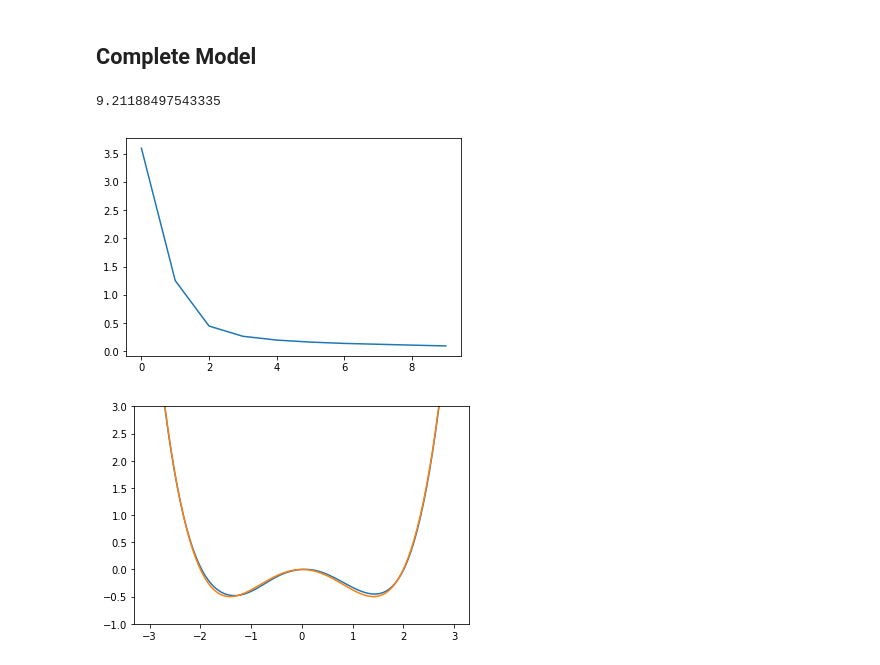
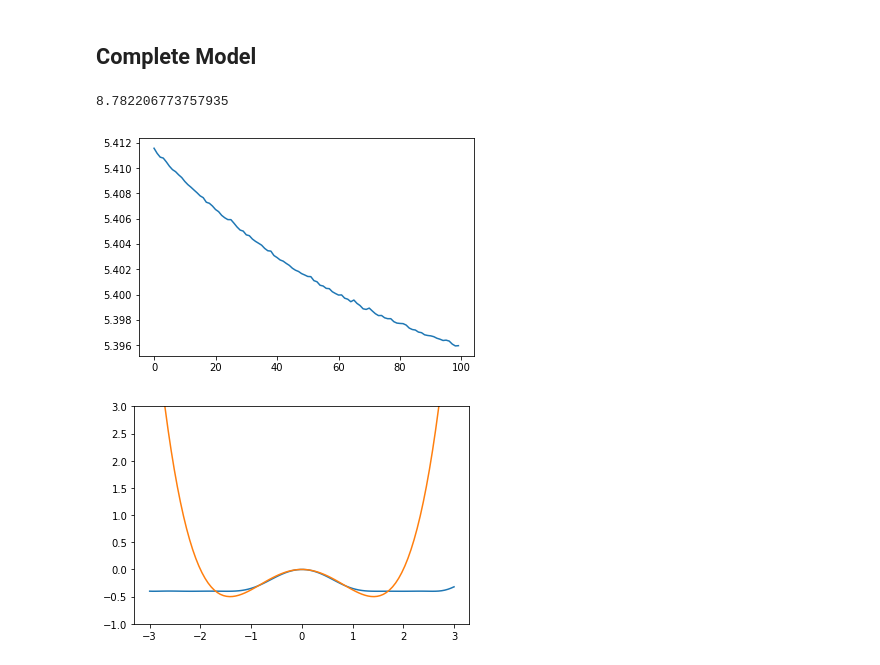
Before and after one commit to gffcampbell/hamiltonian-solver, a Jupyter notebook: Hamiltonian_Solver.ipynb, the cells around one changed output. Cells and saved outputs as stored; diff of their text form; code cells hidden in the pictures.

Commit message:
Added a layer to remove local minima based on arXiv:1901.00279 (didn't work).

```diff
--- a/Hamiltonian_Solver.ipynb
+++ b/Hamiltonian_Solver.ipynb
@@ -136,34 +177,39 @@ def prediction_model(n_dims, f, time_step):
 ## Complete Model
 # %%
 prediction_steps = 1
-Fq = swish_mlp(n_dims, 1, [10,20,20,10],
-               reg_scale=0.00001, weight_scale = 1.0)
+
+Fq = swish_mlp(n_dims, 1, [10,20,10],
+               reg_scale=0.0, weight_scale = 1.0)
+
+#X0 = keras.layers.Input(shape=(2, n_dims))
+#p = prediction_model(n_dims, Fq, time_step)
+#g = g_layer(n_dims, 1.0)(Flatten()(X0))
+#model = Model(inputs=X0, outputs=Add()([p(X0), g]))
 
 model = prediction_model(n_dims, Fq, time_step)
 
-model.compile(optimizer=keras.optimizers.Adam(lr=0.001),
-              loss='mse', metrics=['mse'])
+model.compile(optimizer=keras.optimizers.Nadam(lr=0.001),
+                loss='mse', metrics=['mse'])
 # %%
 start = time()
 result = model.fit(x=X0_train,y=X1_train,
-                   batch_size=100, epochs=10, shuffle=True, verbose=0)
+                     batch_size=1000, epochs=100, shuffle=True, verbose=0)
 print(time()-start)
 
 plt.plot(result.history['loss'])
 
 plt.show()
 
 q = np.linspace(-3,3,100)
 q0 = Fq.predict([0])[0,0]
 plt.plot(q, Fq.predict(q)[:,0]-q0)
 plt.plot(q, (k*q**2)/2+(gamma*q**4)/4)
-#plt.plot(q, (k*q)+(gamma*q**3))
 plt.ylim([-1,3])
 plt.show()
 # %% [output]
-9.21188497543335
+8.782206773757935
-[figure, old version]
+[figure, new version]
-[figure, old version]
+[figure, new version]
 # %%
 n_points = 50
 duration = time_step*n_points+1
```
Also changed, not shown: parts of 6 cells of this notebook.
